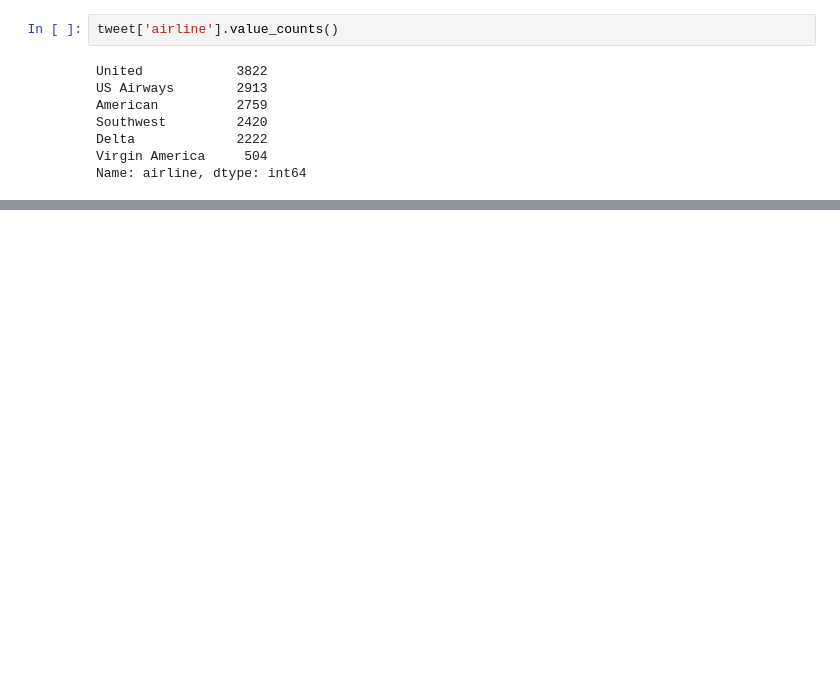
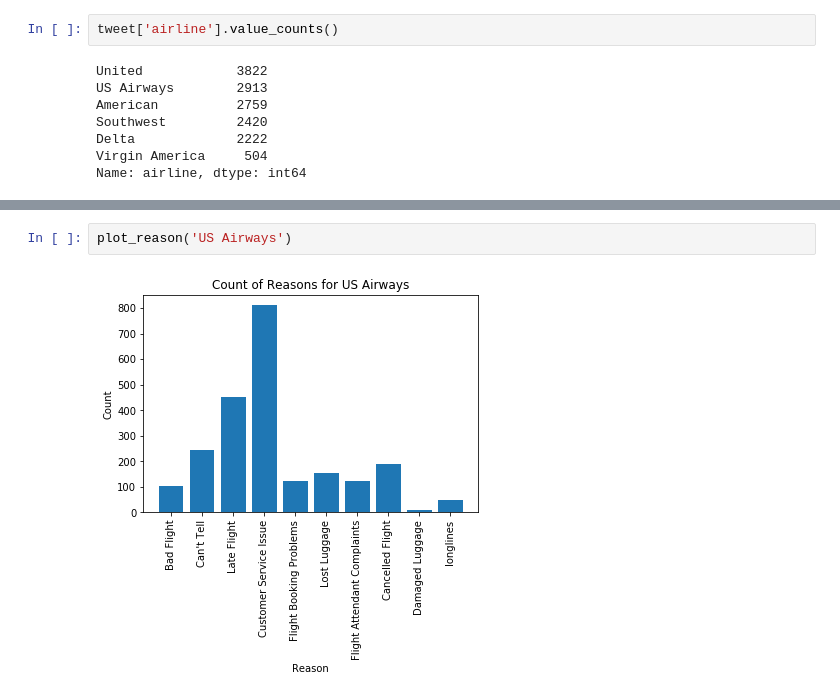
Before and after one commit to pqrst/twitterAirlineSentiment, a Jupyter notebook: twitterSentiment.ipynb, the cells around one changed output, grey strips where cells are left out. Drawn from its saved outputs; the diff is of its cells as text; blank space fills up the shorter version.

```diff
--- a/twitterSentiment.ipynb
+++ b/twitterSentiment.ipynb
@@ -106,0 +137,4 @@ def NR_Count(Airline):
+# %%
+plot_reason('US Airways')
+# %% [output]
+[figure, added]
```
Also changed, not shown: parts of 18 cells of this notebook.
